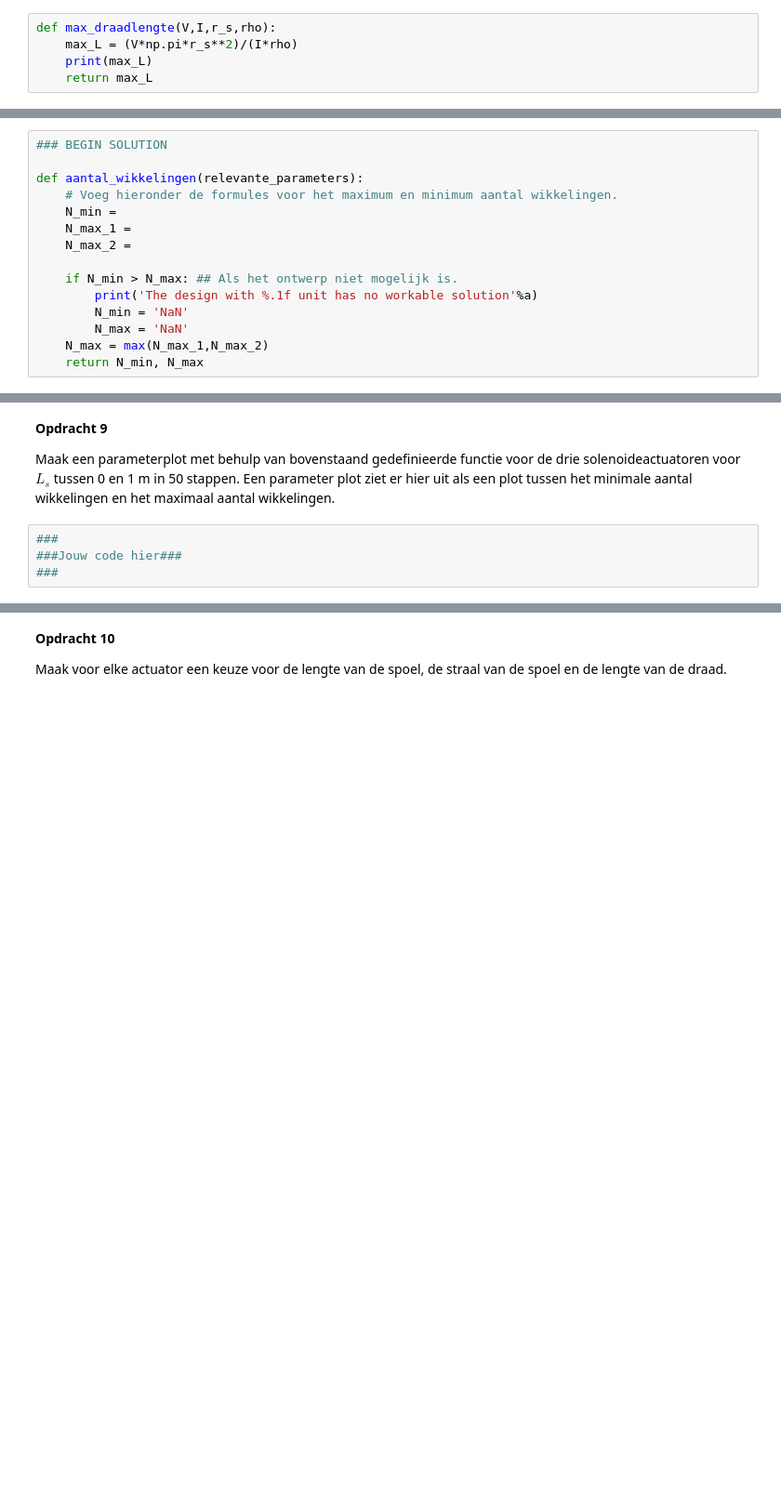
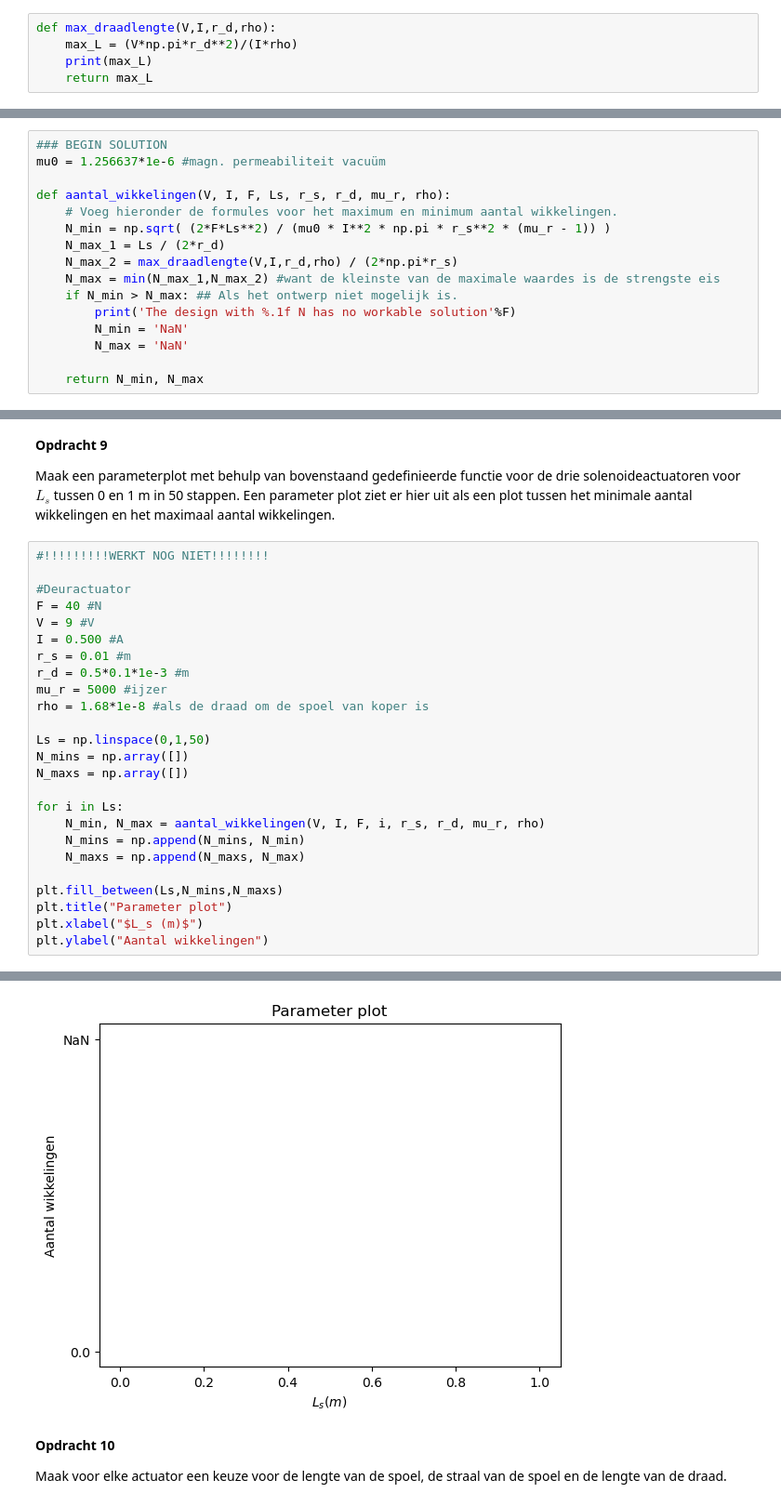
Before and after one commit to AnnetMoeleker/opdrachten-DEF-D, a Jupyter notebook: DigitaleOntwerpopdrachten/2KrachtactuatorOpdracht/2KrachtactuatorOpdracht/KrachtactuatorOpdracht.ipynb, the cells around one changed output, grey strips where cells are left out. Shown at 93% size. Drawn from its saved outputs; the diff is of its cells as text; blank space fills up the shorter version.

Commit message:
opdracht 7+8 (en 9 nog niet werkend)

```diff
--- a/DigitaleOntwerpopdrachten/2KrachtactuatorOpdracht/2KrachtactuatorOpdracht/KrachtactuatorOpdracht.ipynb
+++ b/DigitaleOntwerpopdrachten/2KrachtactuatorOpdracht/2KrachtactuatorOpdracht/KrachtactuatorOpdracht.ipynb
@@ -125,8 +125,8 @@ Zet de relevante parameters in een Python script en maak een Python functie die
 # %% [markdown]
 <img align="left" style="margin-left:15px" src="figures\opdracht6.png" width="600">
 # %%
-def max_draadlengte(V,I,r_s,rho):
-    max_L = (V*np.pi*r_s**2)/(I*rho)
+def max_draadlengte(V,I,r_d,rho):
+    max_L = (V*np.pi*r_d**2)/(I*rho)
     print(max_L)
     return max_L
 # %% [markdown]
@@ -152,15 +152,16 @@ Plaats hier een png met jullie eventuele analytische afleiding.
 # %%
 ### BEGIN SOLUTION
+mu0 = 1.256637*1e-6 #magn. permeabiliteit vacuüm
 
-def aantal_wikkelingen(relevante_parameters):
+def aantal_wikkelingen(V, I, F, Ls, r_s, r_d, mu_r, rho):
     # Voeg hieronder de formules voor het maximum en minimum aantal wikkelingen.
-    N_min =
-    N_max_1 =
-    N_max_2 =
-
+    N_min = np.sqrt( (2*F*Ls**2) / (mu0 * I**2 * np.pi * r_s**2 * (mu_r - 1)) )
+    N_max_1 = Ls / (2*r_d)
+    N_max_2 = max_draadlengte(V,I,r_d,rho) / (2*np.pi*r_s)
+    N_max = min(N_max_1,N_max_2) #want de kleinste van de maximale waardes is de strengste eis
     if N_min > N_max: ## Als het ontwerp niet mogelijk is.
-        print('The design with %.1f unit has no workable solution'%a)
+        print('The design with %.1f N has no workable solution'%F)
         N_min = 'NaN'
         N_max = 'NaN'
-    N_max = max(N_max_1,N_max_2)
+
     return N_min, N_max
@@ -185,6 +184,28 @@ Text(0, 0.5, 'y')
 
 Maak een parameterplot met behulp van bovenstaand gedefinieerde functie voor de drie solenoideactuatoren voor $L_s$ tussen 0 en 1 m in 50 stappen. Een parameter plot ziet er hier uit als een plot tussen het minimale aantal wikkelingen en het maximaal aantal wikkelingen.
 # %%
-###
-###Jouw code hier###
-###
+#!!!!!!!!!WERKT NOG NIET!!!!!!!!
+
+#Deuractuator
+F = 40 #N
+V = 9 #V
+I = 0.500 #A
+r_s = 0.01 #m
+r_d = 0.5*0.1*1e-3 #m
+mu_r = 5000 #ijzer
+rho = 1.68*1e-8 #als de draad om de spoel van koper is
+
+Ls = np.linspace(0,1,50)
+N_mins = np.array([])
+N_maxs = np.array([])
+
+for i in Ls:
+    N_min, N_max = aantal_wikkelingen(V, I, F, i, r_s, r_d, mu_r, rho)
+    N_mins = np.append(N_mins, N_min)
+    N_maxs = np.append(N_maxs, N_max)
+
+plt.fill_between(Ls,N_mins,N_maxs)
+plt.title("Parameter plot")
+plt.xlabel("$L_s (m)$")
+plt.ylabel("Aantal wikkelingen")
+# %% [output]
@@ -191,3 +230,4 @@ Maak een parameterplot met behulp van bovenstaand gedefinieerde functie voor de
+[figure, added]
 # %% [markdown]
 **Opdracht 10**
 
```
Also changed, not shown: parts of 7 cells of this notebook, 3 other files.
